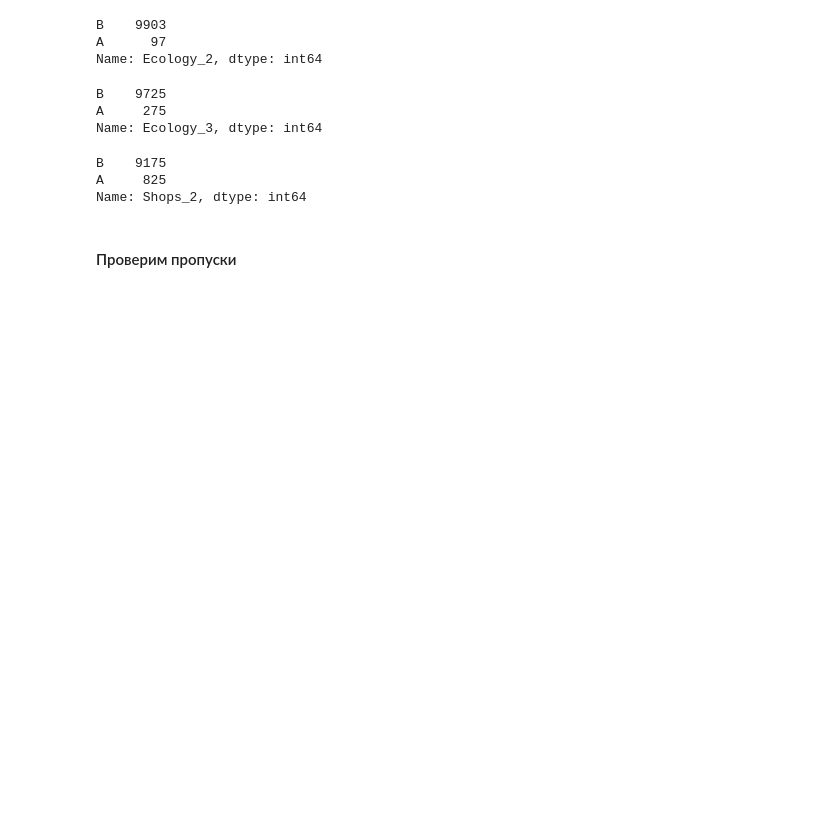
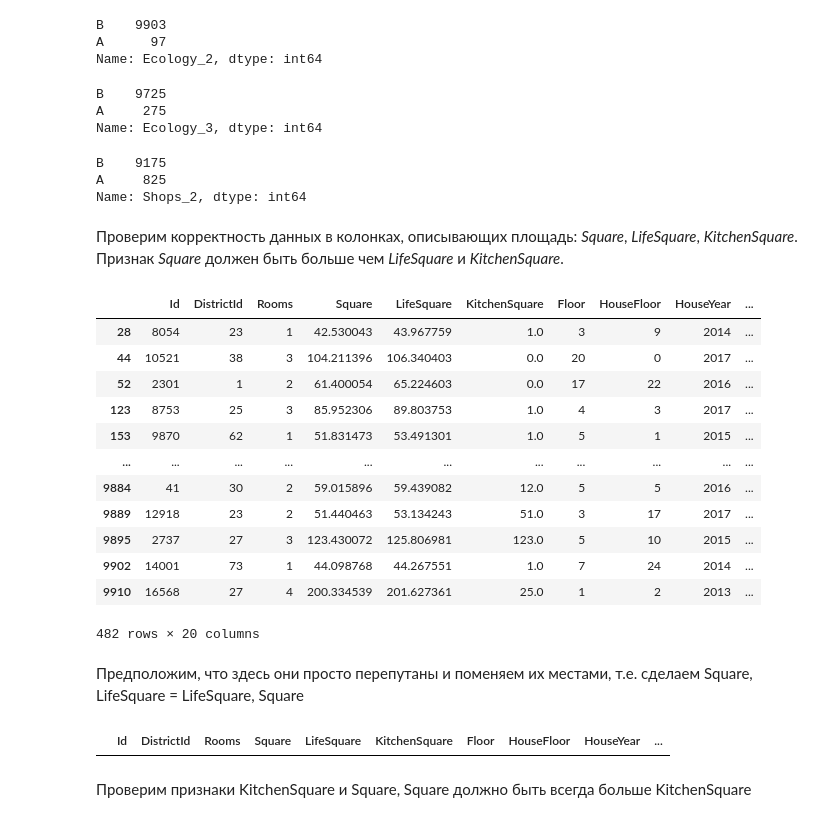
Before and after one commit to damkh/gb_py_data_sci_2020-07-20, a Jupyter notebook: project_task/Khamadiyarov_D_proj_work.ipynb, the cells around one changed output. Cells and saved outputs as stored; diff of their text form; code cells hidden in the pictures; blank space fills up the shorter version.

```diff
--- a/project_task/Khamadiyarov_D_proj_work.ipynb
+++ b/project_task/Khamadiyarov_D_proj_work.ipynb
@@ -134,5 +140,25 @@ houses_train_obj['Shops_2'].value_counts(0)
 B    9175
 A     825
 Name: Shops_2, dtype: int64
-# %% [markdown]
-#### Проверим пропуски
+# %% [markdown]
+Проверим корректность данных в колонках, описывающих площадь: *Square*, *LifeSquare*, *KitchenSquare*. Признак *Square* должен быть больше чем *LifeSquare* и *KitchenSquare*.
+# %%
+# LifeSquare > Square
+houses_train.loc[(houses_train['LifeSquare'] > houses_train['Square'])]
+# %% [output]
+|  | Id | DistrictId | Rooms | Square | LifeSquare | KitchenSquare | Floor | HouseFloor | HouseYear | ... |
+| 28 | 8054 | 23 | 1 | 42.530043 | 43.967759 | 1.0 | 3 | 9 | 2014 | ... |
+| 44 | 10521 | 38 | 3 | 104.211396 | 106.340403 | 0.0 | 20 | 0 | 2017 | ... |
+| 52 | 2301 | 1 | 2 | 61.400054 | 65.224603 | 0.0 | 17 | 22 | 2016 | ... |
+| 123 | 8753 | 25 | 3 | 85.952306 | 89.803753 | 1.0 | 4 | 3 | 2017 | ... |
+| 153 | 9870 | 62 | 1 | 51.831473 | 53.491301 | 1.0 | 5 | 1 | 2015 | ... |
+| ... | ... | ... | ... | ... | ... | ... | ... | ... | ... | ... |
+| 9884 | 41 | 30 | 2 | 59.015896 | 59.439082 | 12.0 | 5 | 5 | 2016 | ... |
+| 9889 | 12918 | 23 | 2 | 51.440463 | 53.134243 | 51.0 | 3 | 17 | 2017 | ... |
+| 9895 | 2737 | 27 | 3 | 123.430072 | 125.806981 | 123.0 | 5 | 10 | 2015 | ... |
+| 9902 | 14001 | 73 | 1 | 44.098768 | 44.267551 | 1.0 | 7 | 24 | 2014 | ... |
+| 9910 | 16568 | 27 | 4 | 200.334539 | 201.627361 | 25.0 | 1 | 2 | 2013 | ... |
+482 rows × 20 columns
+# %% [markdown]
+Предположим, что здесь они просто перепутаны и поменяем их местами, т.е. сделаем
+Square, LifeSquare = LifeSquare, Square
@@ -138,0 +170,7 @@ Name: Shops_2, dtype: int64
+# %%
+# Проверим результат замены, должно быть 0 строк
+houses_train.loc[(houses_train['LifeSquare'] > houses_train['Square'])]
+# %% [output]
+|  | Id | DistrictId | Rooms | Square | LifeSquare | KitchenSquare | Floor | HouseFloor | HouseYear | ... |
+# %% [markdown]
+Проверим признаки KitchenSquare и Square, Square должно быть всегда больше KitchenSquare
```
Also changed, not shown: parts of 46 cells of this notebook, 10 other files.
